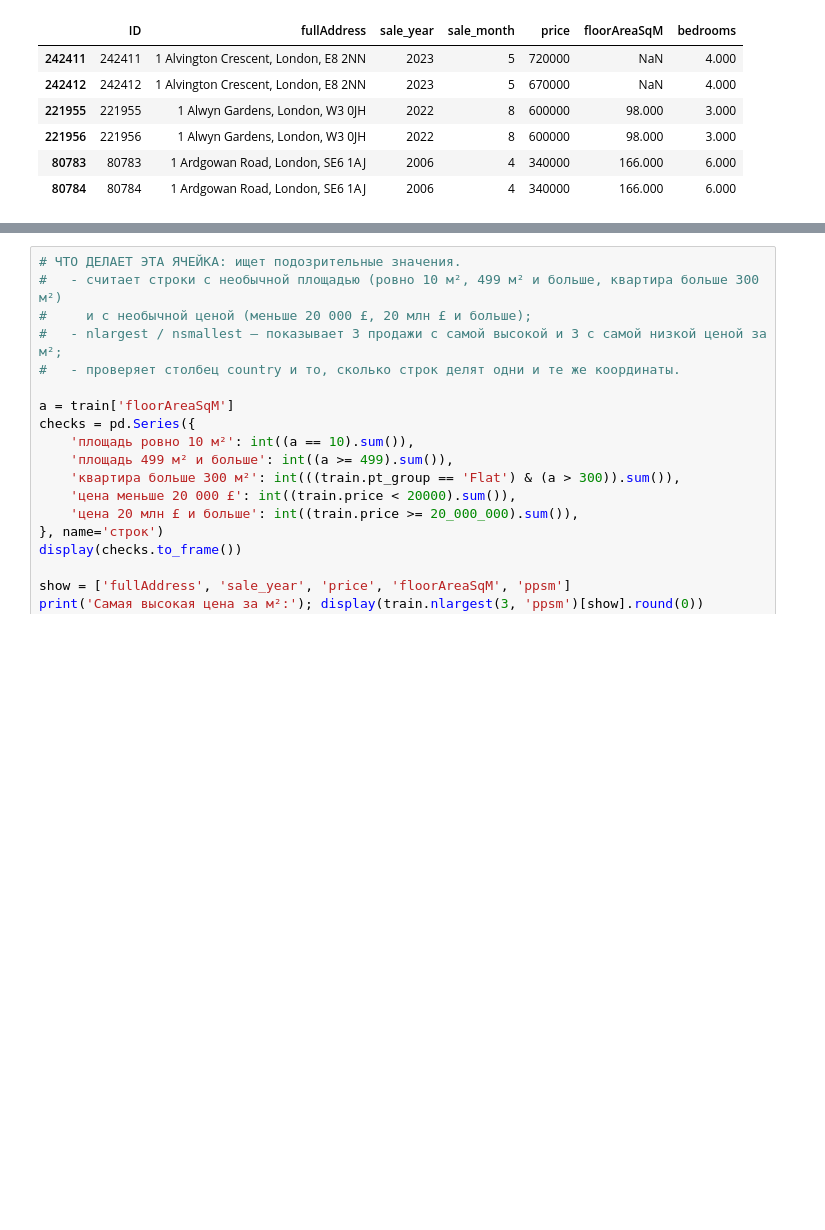
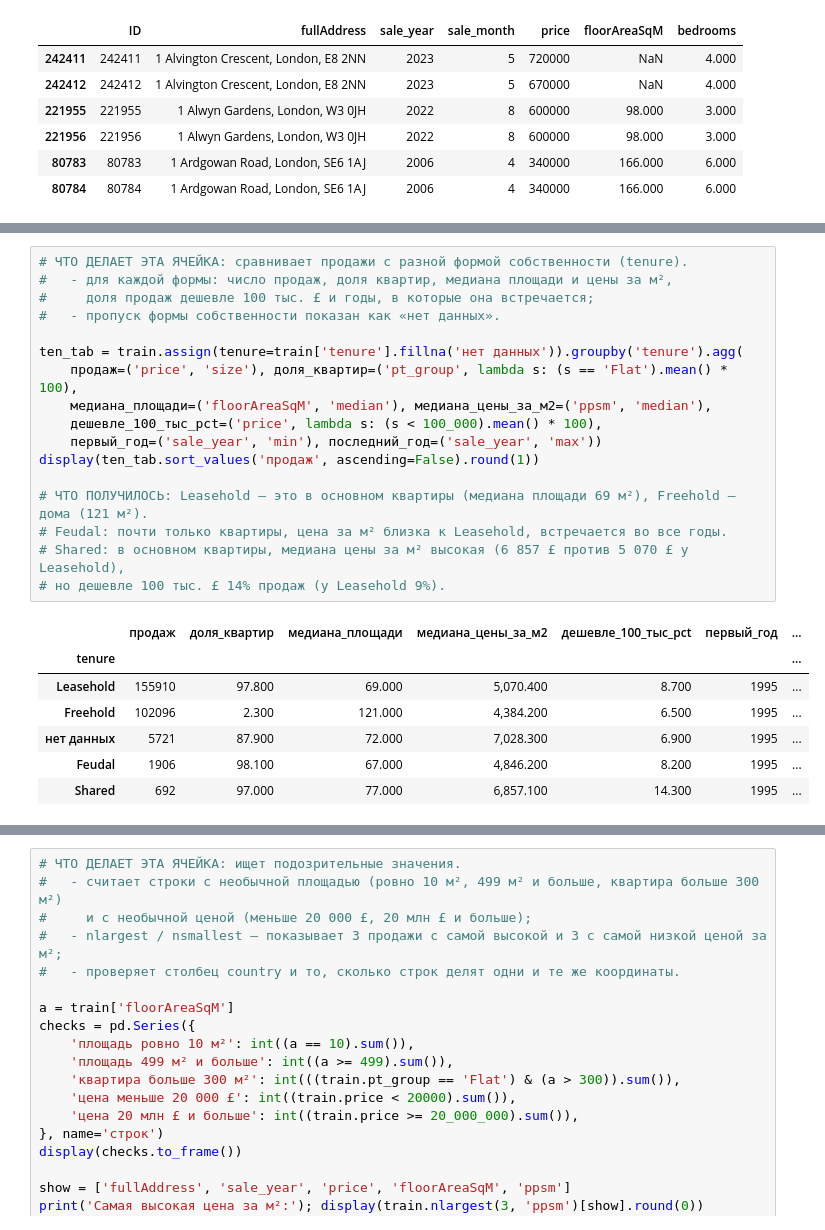
Before and after one commit to NastyaPich/hse-ai-project, a Jupyter notebook: notebooks/EDA.ipynb, the cells around one changed output, grey strips where cells are left out. Cells and saved outputs as stored; diff of their text form; blank space fills up the shorter version.

```diff
--- a/notebooks/EDA.ipynb
+++ b/notebooks/EDA.ipynb
@@ -534,0 +585,25 @@ display(ex[['ID', 'fullAddress', 'sale_year', 'sale_month', 'price', 'floorAreaS
+# %%
+# ЧТО ДЕЛАЕТ ЭТА ЯЧЕЙКА: сравнивает продажи с разной формой собственности (tenure).
+#   - для каждой формы: число продаж, доля квартир, медиана площади и цены за м²,
+#     доля продаж дешевле 100 тыс. £ и годы, в которые она встречается;
+#   - пропуск формы собственности показан как «нет данных».
+
+ten_tab = train.assign(tenure=train['tenure'].fillna('нет данных')).groupby('tenure').agg(
+    продаж=('price', 'size'), доля_квартир=('pt_group', lambda s: (s == 'Flat').mean() * 100),
+    медиана_площади=('floorAreaSqM', 'median'), медиана_цены_за_м2=('ppsm', 'median'),
+    дешевле_100_тыс_pct=('price', lambda s: (s < 100_000).mean() * 100),
+    первый_год=('sale_year', 'min'), последний_год=('sale_year', 'max'))
+display(ten_tab.sort_values('продаж', ascending=False).round(1))
+
+# ЧТО ПОЛУЧИЛОСЬ: Leasehold — это в основном квартиры (медиана площади 69 м²), Freehold — дома (121 м²).
+# Feudal: почти только квартиры, цена за м² близка к Leasehold, встречается во все годы.
+# Shared: в основном квартиры, медиана цены за м² высокая (6 857 £ против 5 070 £ у Leasehold),
+# но дешевле 100 тыс. £ 14% продаж (у Leasehold 9%).
+# %% [output]
+|  | продаж | доля_квартир | медиана_площади | медиана_цены_за_м2 | дешевле_100_тыс_pct | первый_год | ... |
+| tenure |  |  |  |  |  |  | ... |
+| Leasehold | 155910 | 97.800 | 69.000 | 5,070.400 | 8.700 | 1995 | ... |
+| Freehold | 102096 | 2.300 | 121.000 | 4,384.200 | 6.500 | 1995 | ... |
+| нет данных | 5721 | 87.900 | 72.000 | 7,028.300 | 6.900 | 1995 | ... |
+| Feudal | 1906 | 98.100 | 67.000 | 4,846.200 | 8.200 | 1995 | ... |
+| Shared | 692 | 97.000 | 77.000 | 6,857.100 | 14.300 | 1995 | ... |
```
Also changed, not shown: parts of 12 cells of this notebook.
